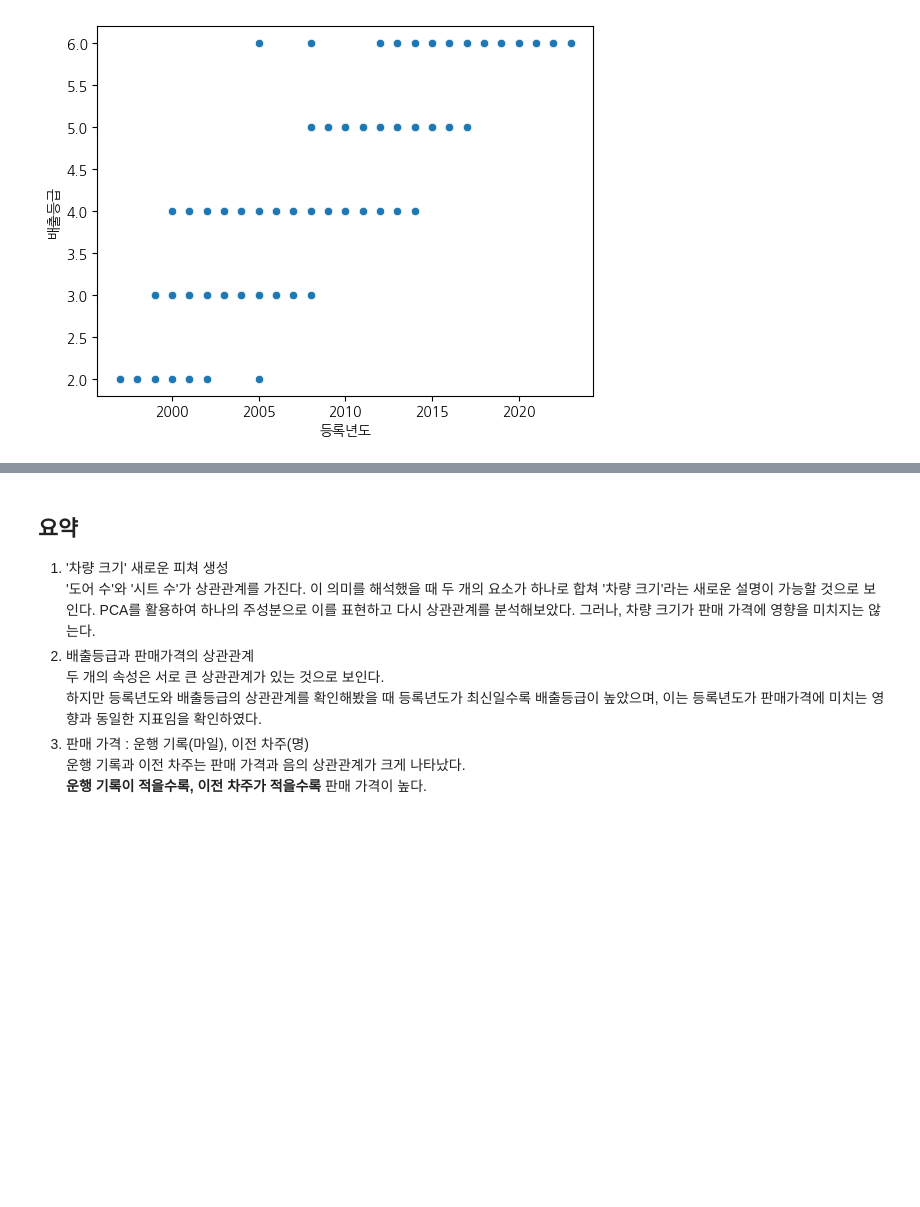
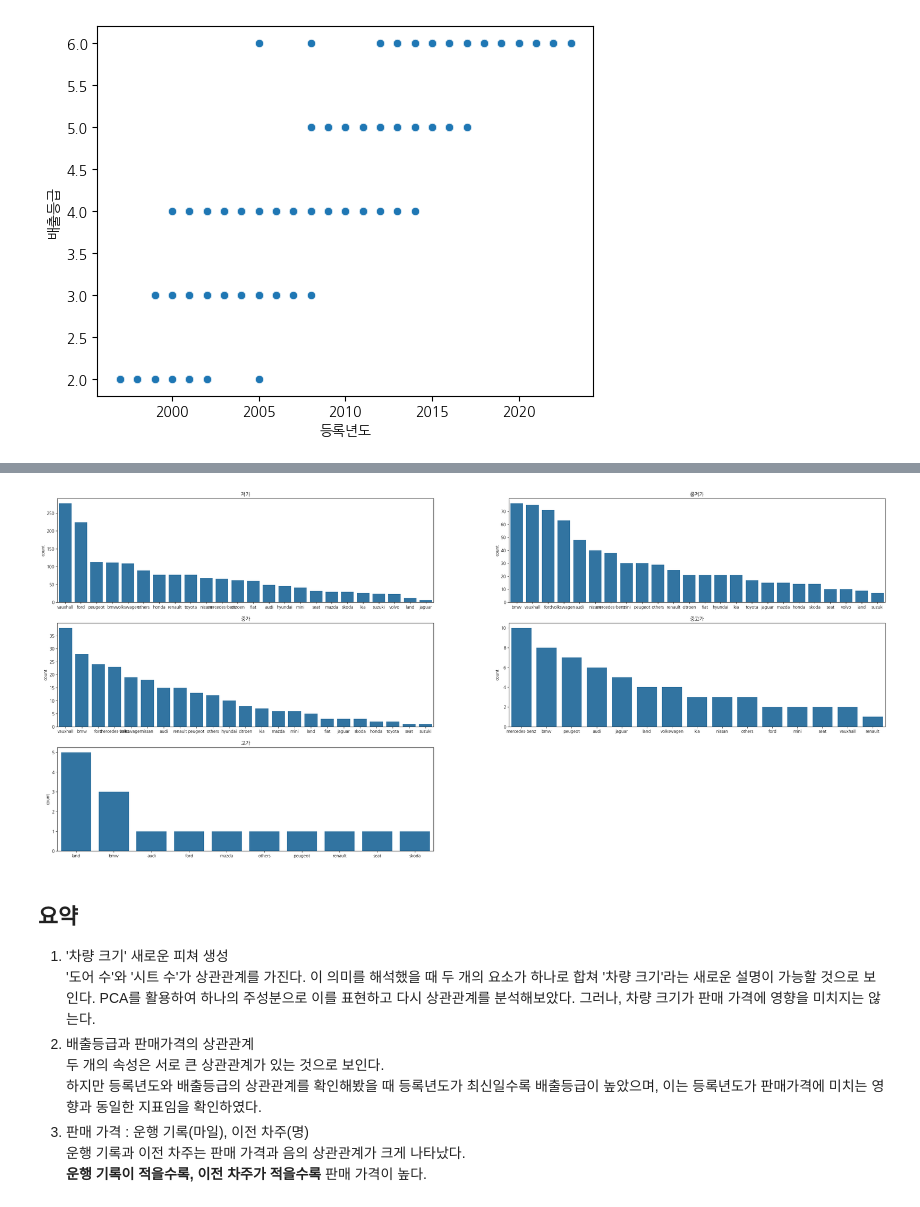
Before and after one commit to S-HNJN/first-repository, a Jupyter notebook: Used_Cars(수정완).ipynb, the cells around one changed output, grey strips where cells are left out. Drawn from its saved outputs; the diff is of its cells as text; code cells hidden in the pictures; blank space fills up the shorter version.

```diff
--- a/Used_Cars(수정완).ipynb
+++ b/Used_Cars(수정완).ipynb
@@ -768,0 +770,37 @@ sns.scatterplot(cars_df,x='등록년도',y='배출등급')
+# %%
+bins=[0,5000,10000,15000,20000,np.inf]
+labels=['저가','중저가','중가','중고가','고가']
+
+cars_df['가격대 bins']=pd.cut(cars_df['판매 가격'],bins=bins,labels=labels,ordered=True)
+
+a_df=cars_df.groupby(['가격대 bins','브랜드'],observed=True)['판매 가격'].count().reset_index(name='count').sort_values(by=['가격대 bins','count'],ascending=[True,False])
+b_df=a_df[a_df['가격대 bins']=='저가']
+c_df=a_df[a_df['가격대 bins']=='중저가']
+d_df=a_df[a_df['가격대 bins']=='중가']
+e_df=a_df[a_df['가격대 bins']=='중고가']
+f_df=a_df[a_df['가격대 bins']=='고가']
+
+plt.figure(figsize=(35,15))
+plt.subplot(321)
+sns.barplot(b_df,x='브랜드',y='count')
+plt.title('저가')
+plt.xlabel('')
+plt.subplot(322)
+sns.barplot(c_df,x='브랜드',y='count')
+plt.title('중저가')
+plt.xlabel('')
+plt.subplot(323)
+sns.barplot(d_df,x='브랜드',y='count')
+plt.title('중가')
+plt.xlabel('')
+plt.subplot(324)
+sns.barplot(e_df,x='브랜드',y='count')
+plt.title('중고가')
+plt.xlabel('')
+plt.subplot(325)
+sns.barplot(f_df,x='브랜드',y='count')
+plt.title('고가')
+plt.xlabel('')
+plt.show()
+# %% [output]
+[figure, added]
```
Also changed, not shown: parts of 7 cells of this notebook.
